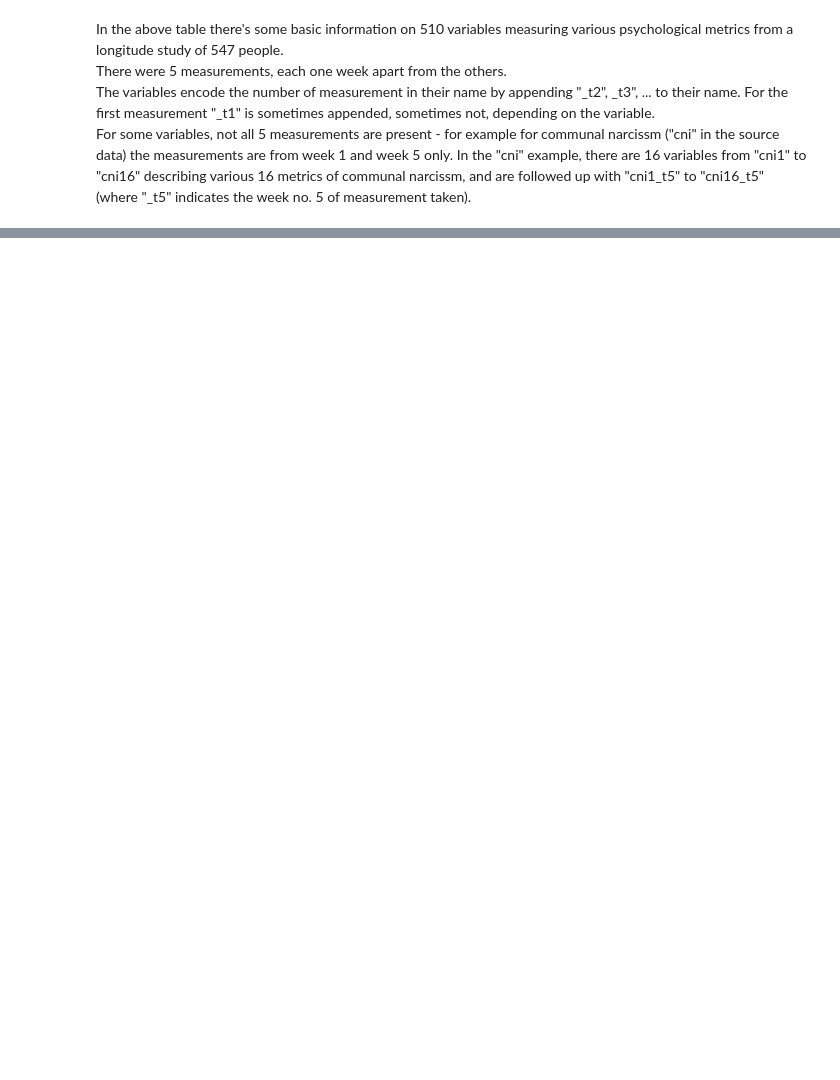
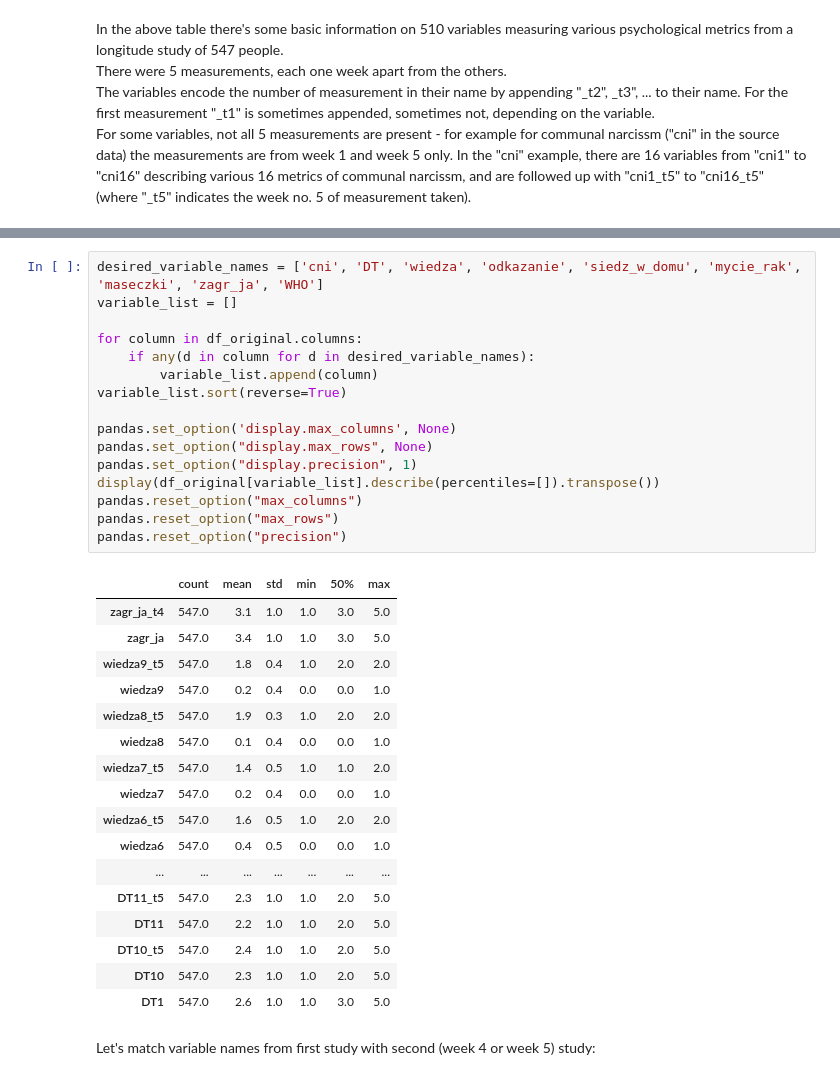
Before and after one commit to marcindahlen/covid-and-narcissism-network-analysis, a Jupyter notebook: notebook.ipynb, the cells around one changed output, grey strips where cells are left out. Drawn from its saved outputs; the diff is of its cells as text; blank space fills up the shorter version.

```diff
--- a/notebook.ipynb
+++ b/notebook.ipynb
@@ -59 +57,37 @@ Only selected variables are to be considered, and those are:
 1. Series of WHO health metrics ("WHO_zdr", "WHO_sen", "WHO_samooc_ind", "WHO_zwiazki", "WHO_wsparcie");
+# %%
+desired_variable_names = ['cni', 'DT', 'wiedza', 'odkazanie', 'siedz_w_domu', 'mycie_rak', 'maseczki', 'zagr_ja', 'WHO']
+variable_list = []
+
+for column in df_original.columns:
+    if any(d in column for d in desired_variable_names):
+        variable_list.append(column)
+variable_list.sort(reverse=True)
+
+pandas.set_option('display.max_columns', None)
+pandas.set_option("display.max_rows", None)
+pandas.set_option("display.precision", 1)
+display(df_original[variable_list].describe(percentiles=[]).transpose())
+pandas.reset_option("max_columns")
+pandas.reset_option("max_rows")
+pandas.reset_option("precision")
+# %% [output]
+|  | count | mean | std | min | 50% | max |
+| zagr_ja_t4 | 547.0 | 3.1 | 1.0 | 1.0 | 3.0 | 5.0 |
+| zagr_ja | 547.0 | 3.4 | 1.0 | 1.0 | 3.0 | 5.0 |
+| wiedza9_t5 | 547.0 | 1.8 | 0.4 | 1.0 | 2.0 | 2.0 |
+| wiedza9 | 547.0 | 0.2 | 0.4 | 0.0 | 0.0 | 1.0 |
+| wiedza8_t5 | 547.0 | 1.9 | 0.3 | 1.0 | 2.0 | 2.0 |
+| wiedza8 | 547.0 | 0.1 | 0.4 | 0.0 | 0.0 | 1.0 |
+| wiedza7_t5 | 547.0 | 1.4 | 0.5 | 1.0 | 1.0 | 2.0 |
+| wiedza7 | 547.0 | 0.2 | 0.4 | 0.0 | 0.0 | 1.0 |
+| wiedza6_t5 | 547.0 | 1.6 | 0.5 | 1.0 | 2.0 | 2.0 |
+| wiedza6 | 547.0 | 0.4 | 0.5 | 0.0 | 0.0 | 1.0 |
+| ... | ... | ... | ... | ... | ... | ... |
+| DT11_t5 | 547.0 | 2.3 | 1.0 | 1.0 | 2.0 | 5.0 |
+| DT11 | 547.0 | 2.2 | 1.0 | 1.0 | 2.0 | 5.0 |
+| DT10_t5 | 547.0 | 2.4 | 1.0 | 1.0 | 2.0 | 5.0 |
+| DT10 | 547.0 | 2.3 | 1.0 | 1.0 | 2.0 | 5.0 |
+| DT1 | 547.0 | 2.6 | 1.0 | 1.0 | 3.0 | 5.0 |
+# %% [markdown]
+Let's match variable names from first study with second (week 4 or week 5) study:
```
Also changed, not shown: parts of 6 cells of this notebook.
